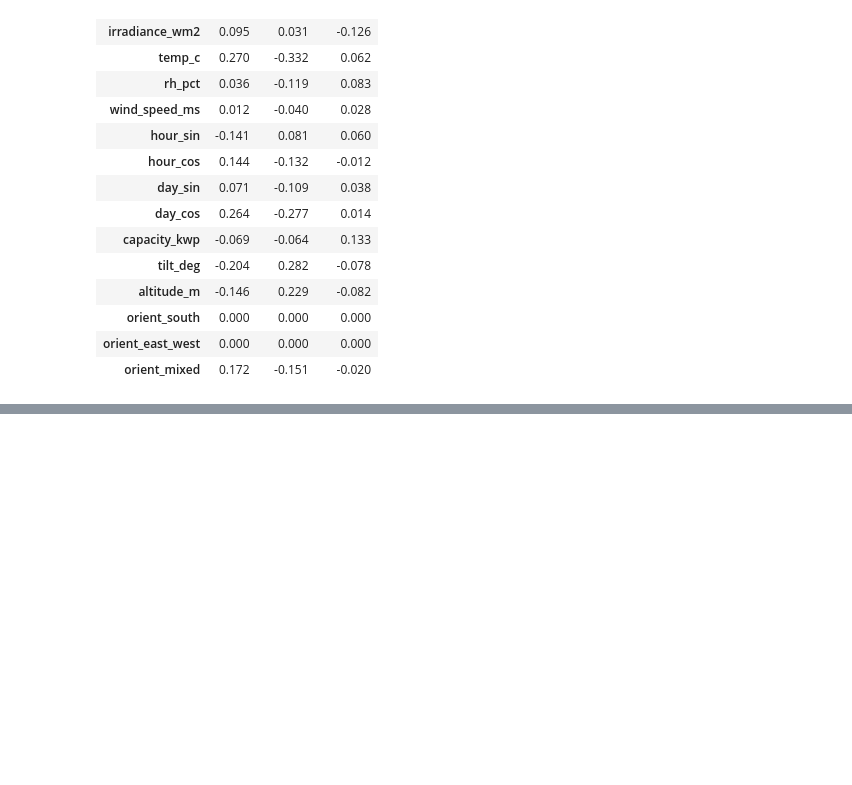
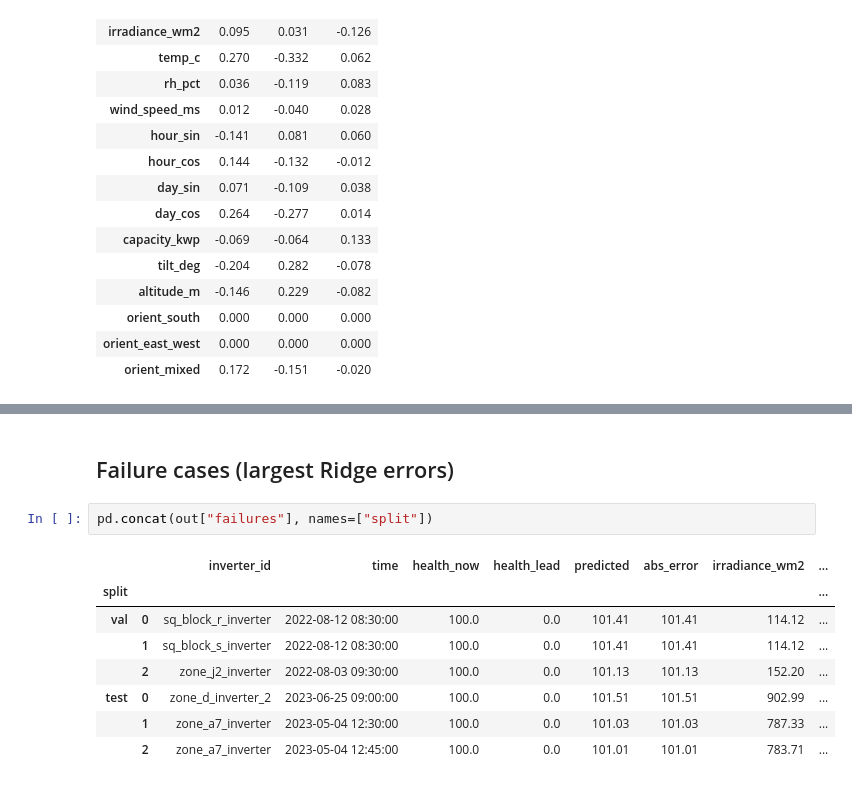
Before and after one commit to Veershah611/InvertML, a Jupyter notebook: notebooks/03_baselines_A1.ipynb, the cells around one changed output, grey strips where cells are left out. Cells and saved outputs as stored; diff of their text form; blank space fills up the shorter version.

Commit message:
feat(a1): add tuning comparison, permutation importance, failure cases and reproducibility draft

```diff
--- a/notebooks/03_baselines_A1.ipynb
+++ b/notebooks/03_baselines_A1.ipynb
@@ -176,0 +222,13 @@ out["coef_logit"].round(3)
+# %% [markdown]
+## Failure cases (largest Ridge errors)
+# %%
+pd.concat(out["failures"], names=["split"])
+# %% [output]
+|  |  | inverter_id | time | health_now | health_lead | predicted | abs_error | irradiance_wm2 | ... |
+| split |  |  |  |  |  |  |  |  | ... |
+| val | 0 | sq_block_r_inverter | 2022-08-12 08:30:00 | 100.0 | 0.0 | 101.41 | 101.41 | 114.12 | ... |
+|  | 1 | sq_block_s_inverter | 2022-08-12 08:30:00 | 100.0 | 0.0 | 101.41 | 101.41 | 114.12 | ... |
+|  | 2 | zone_j2_inverter | 2022-08-03 09:30:00 | 100.0 | 0.0 | 101.13 | 101.13 | 152.20 | ... |
+| test | 0 | zone_d_inverter_2 | 2023-06-25 09:00:00 | 100.0 | 0.0 | 101.51 | 101.51 | 902.99 | ... |
+|  | 1 | zone_a7_inverter | 2023-05-04 12:30:00 | 100.0 | 0.0 | 101.03 | 101.03 | 787.33 | ... |
+|  | 2 | zone_a7_inverter | 2023-05-04 12:45:00 | 100.0 | 0.0 | 101.01 | 101.01 | 783.71 | ... |
```
Also changed, not shown: parts of 9 cells of this notebook, 9 other files.
